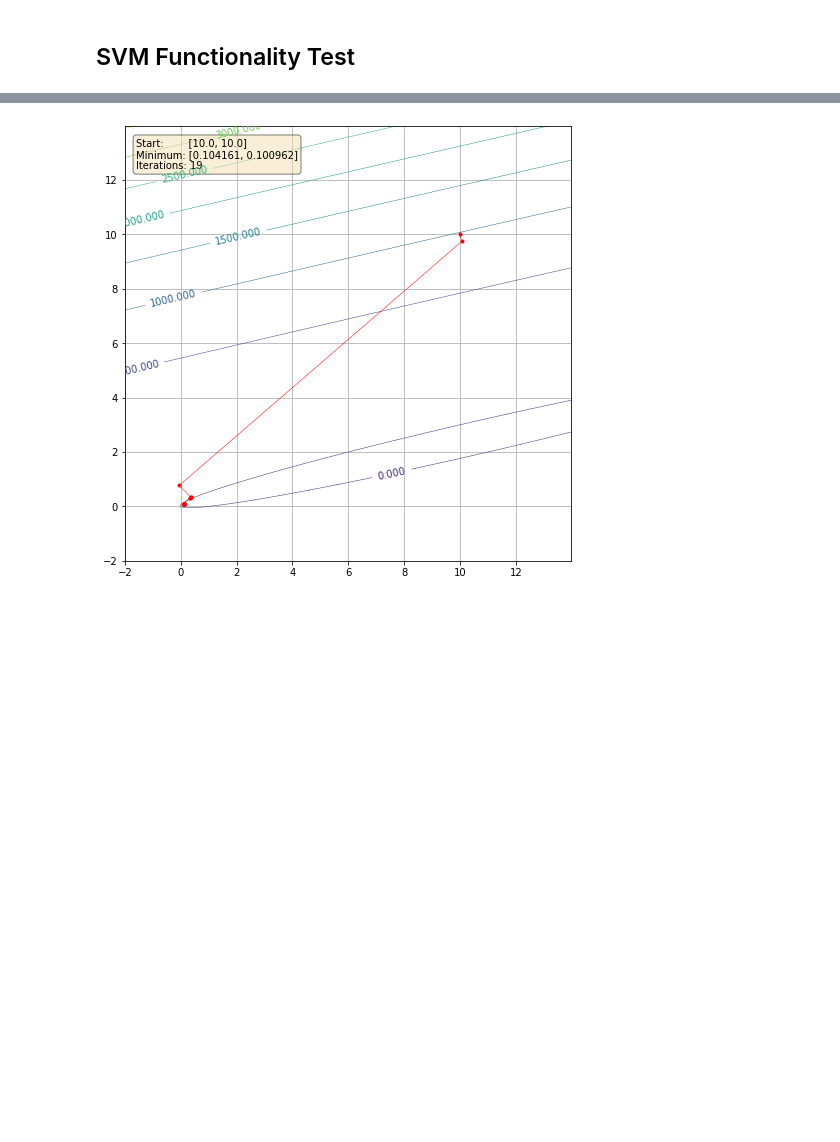
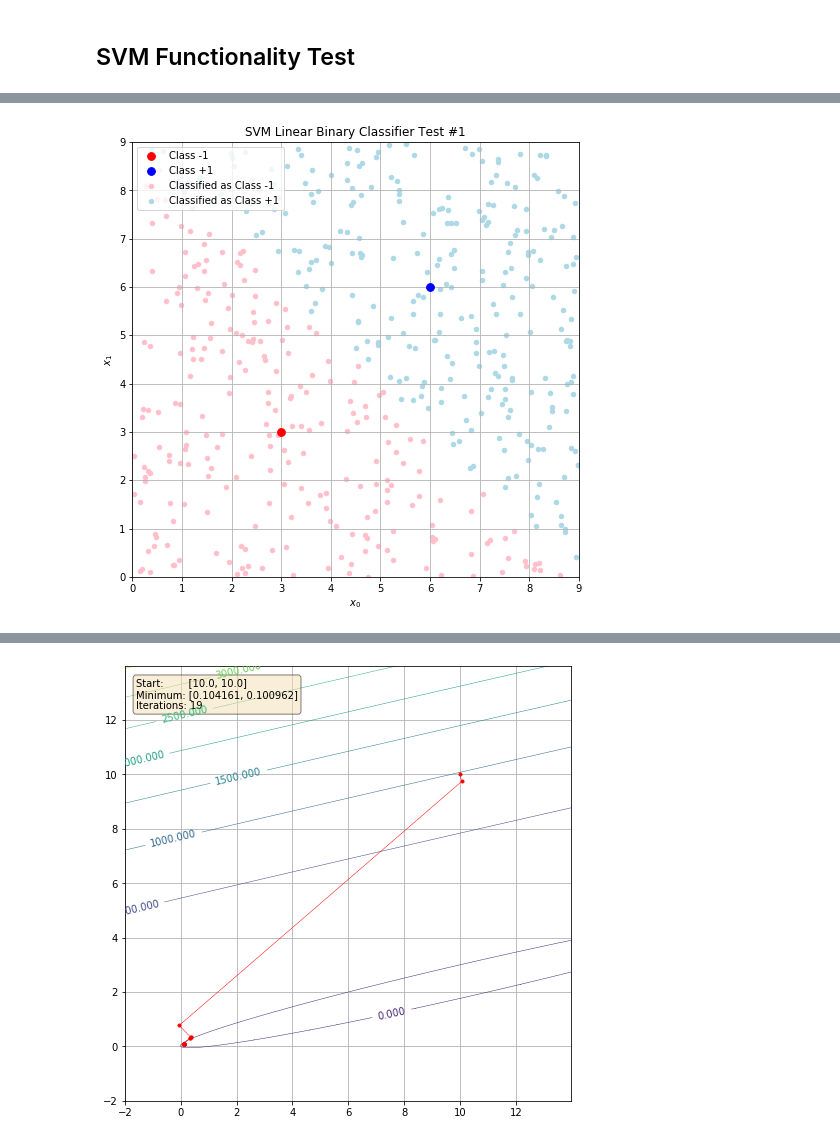
Before and after one commit to johnduffymsc/msc_comp0120project, a Jupyter notebook: COMP0120_Project_Code_John_Duffy.ipynb, the cells around one changed output, grey strips where cells are left out. Cells and saved outputs as stored; diff of their text form; code cells hidden in the pictures; blank space fills up the shorter version.

Commit message:
SVM Binary Linear Classifier OK.

```diff
--- a/COMP0120_Project_Code_John_Duffy.ipynb
+++ b/COMP0120_Project_Code_John_Duffy.ipynb
@@ -337,21 +341,3 @@ class SVM(object):
         return np.sign(self.w @ x + self.b)
 # %% [markdown]
 ## SVM Functionality Test
-# %%
-X = np.array([[1.0, 1.0],
-              [3.0, 3.0]])
-
-y = np.array([-1.0, +1.0])
-
-
-svm = SVM()
-
-svm.train(X, y, linear_kernel, quadratic_penalty_dual_solver, steepest_descent)
-
-print(svm.iters)
-print(svm.xs)
-print(svm.alphas)
-print(svm.sv)
-print(svm.w)
-print(svm.b)
-print(svm.margin)
@@ -409,0 +344,82 @@ print(xs[-1])
+# %%
+N = 500
+
+random.seed(1)
+
+
+# SVM Functionality Test #1.
+
+svm = SVM()
+
+X_train = np.array([[3.0, 3.0],
+                    [6.0, 6.0]])
+
+y_train = np.array([-1.0, +1.0])
+
+svm.train(X_train, y_train, linear_kernel, quadratic_penalty_dual_solver, steepest_descent)
+
+X_new = np.zeros((N, 2))
+
+for i in range(N):
+    X_new[i, 0] = random.uniform(0.0, 9.0)
+    X_new[i, 1] = random.uniform(0.0, 9.0)
+
+y_new = np.zeros(N)
+
+for i in range(N):
+    y_new[i] = svm.predict(X_new[i])
+
+plt.figure(figsize=(8, 8))
+plt.xlim((0.0, 9.0))
+plt.ylim((0.0, 9.0))
+plt.scatter(X_train[y_train == -1.0, 0], X_train[y_train == -1.0, 1], color="red", s=60, zorder=2)
+plt.scatter(X_train[y_train == +1.0, 0], X_train[y_train == +1.0, 1], color="blue", s=60, zorder=2)
+plt.scatter(X_new[y_new == -1.0, 0], X_new[y_new == -1.0, 1], color="pink", s=20, zorder=1)
+plt.scatter(X_new[y_new == +1.0, 0], X_new[y_new == +1.0, 1], color="lightblue", s=20, zorder=1)
+plt.title("SVM Linear Binary Classifier Test #1")
+plt.xlabel("$x_0$")
+plt.ylabel("$x_1$")
+plt.legend([ "Class -1", "Class +1", "Classified as Class -1", "Classified as Class +1"], loc="upper left")
+plt.grid(zorder=0)
+plt.savefig("svm_test_1.pdf")
+plt.show()
+
+
+# SVM Functionality Test #2.
+
+svm = SVM()
+
+X_train = np.array([[3.0, 6.0],
+                    [6.0, 3.0]])
+
+y_train = np.array([-1.0, +1.0])
+
+svm.train(X_train, y_train, linear_kernel, quadratic_penalty_dual_solver, steepest_descent)
+
+X_new = np.zeros((N, 2))
+
+for i in range(N):
+    X_new[i, 0] = random.uniform(0.0, 9.0)
+    X_new[i, 1] = random.uniform(0.0, 9.0)
+
+y_new = np.zeros(N)
+
+for i in range(N):
+    y_new[i] = svm.predict(X_new[i])
+
+plt.figure(figsize=(8, 8))
+plt.xlim((0.0, 9.0))
+plt.ylim((0.0, 9.0))
+plt.scatter(X_train[y_train == -1.0, 0], X_train[y_train == -1.0, 1], color="red", s=60, zorder=2)
+plt.scatter(X_train[y_train == +1.0, 0], X_train[y_train == +1.0, 1], color="blue", s=60, zorder=2)
+plt.scatter(X_new[y_new == -1.0, 0], X_new[y_new == -1.0, 1], color="pink", s=20, zorder=1)
+plt.scatter(X_new[y_new == +1.0, 0], X_new[y_new == +1.0, 1], color="lightblue", s=20, zorder=1)
+plt.title("SVM Linear Binary Classifier Test #2")
+plt.xlabel("$x_0$")
+plt.ylabel("$x_1$")
+plt.legend([ "Class -1", "Class +1", "Classified as Class -1", "Classified as Class +1"], loc="upper left")
+plt.grid(zorder=0)
+plt.savefig("svm_test_2.pdf")
+plt.show()
+# %% [output]
+[figure, added]
```
Also changed, not shown: parts of 19 cells of this notebook.
